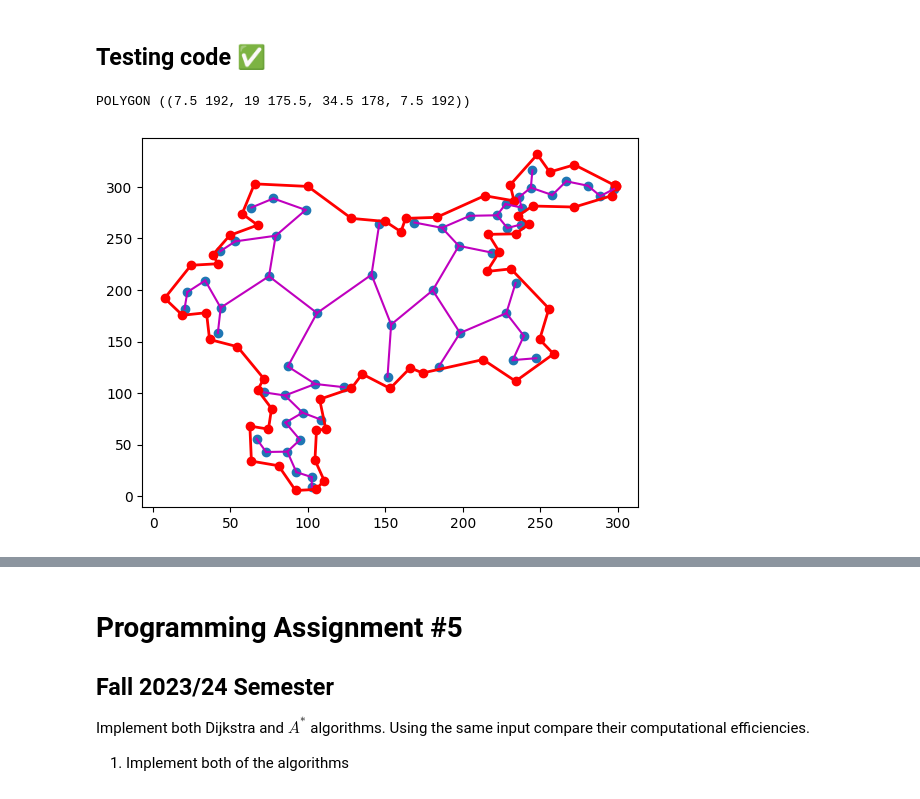
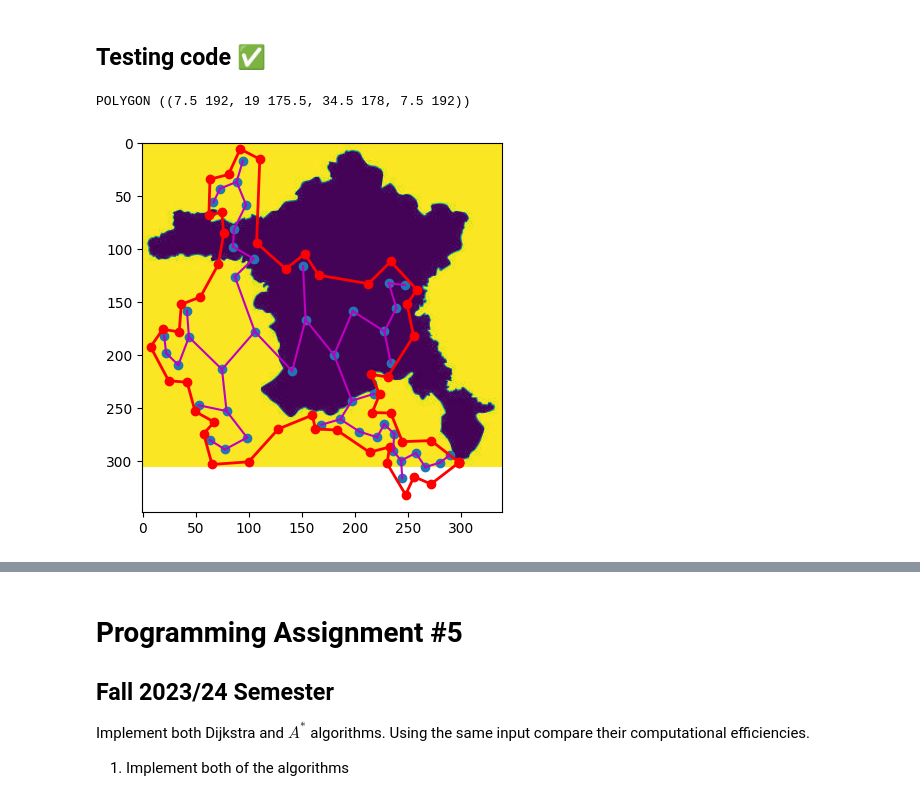
Before and after one commit to Ismail-Armutcu/Algorithms-for-Interactive-Sytems, a Jupyter notebook: MMI513_PA5_PathFinding.ipynb, the cells around one changed output, grey strips where cells are left out. Drawn from its saved outputs; the diff is of its cells as text; code cells hidden in the pictures.

```diff
--- a/MMI513_PA5_PathFinding.ipynb
+++ b/MMI513_PA5_PathFinding.ipynb
@@ -422,7 +422,7 @@ def getgraph(points): # We are not doing any type-checking, which is not good!
       edges.remove(edge)
   return vertices, edges
 
-def plotgraph(vertices, edges):
+def plotgraph(vertices, edges,plt):
   x, y = [], []
   for v in vertices:
     x.append(v.x)
@@ -434,13 +434,14 @@ def plotgraph(vertices, edges):
 ## **Testing code** ✅
 # %%
 image = plt.imread(PATH)
-tolerance = 5
+tolerance = 7
 simplified = douglas_peucker(poly, tolerance)
 simproom = np.array(simplified)
 v, e = getgraph(simproom)
 
-plotpoly(simproom, False)
-plotgraph(v, e)
+ax = plotpoly(simproom, False)
+ax.imshow(image)
+plotgraph(v, e,ax)
 # %% [output]
 POLYGON ((7.5 192, 19 175.5, 34.5 178, 7.5 192))
-[figure, old version]
+[figure, new version]
```
Also changed, not shown: parts of 1 cell of this notebook.
